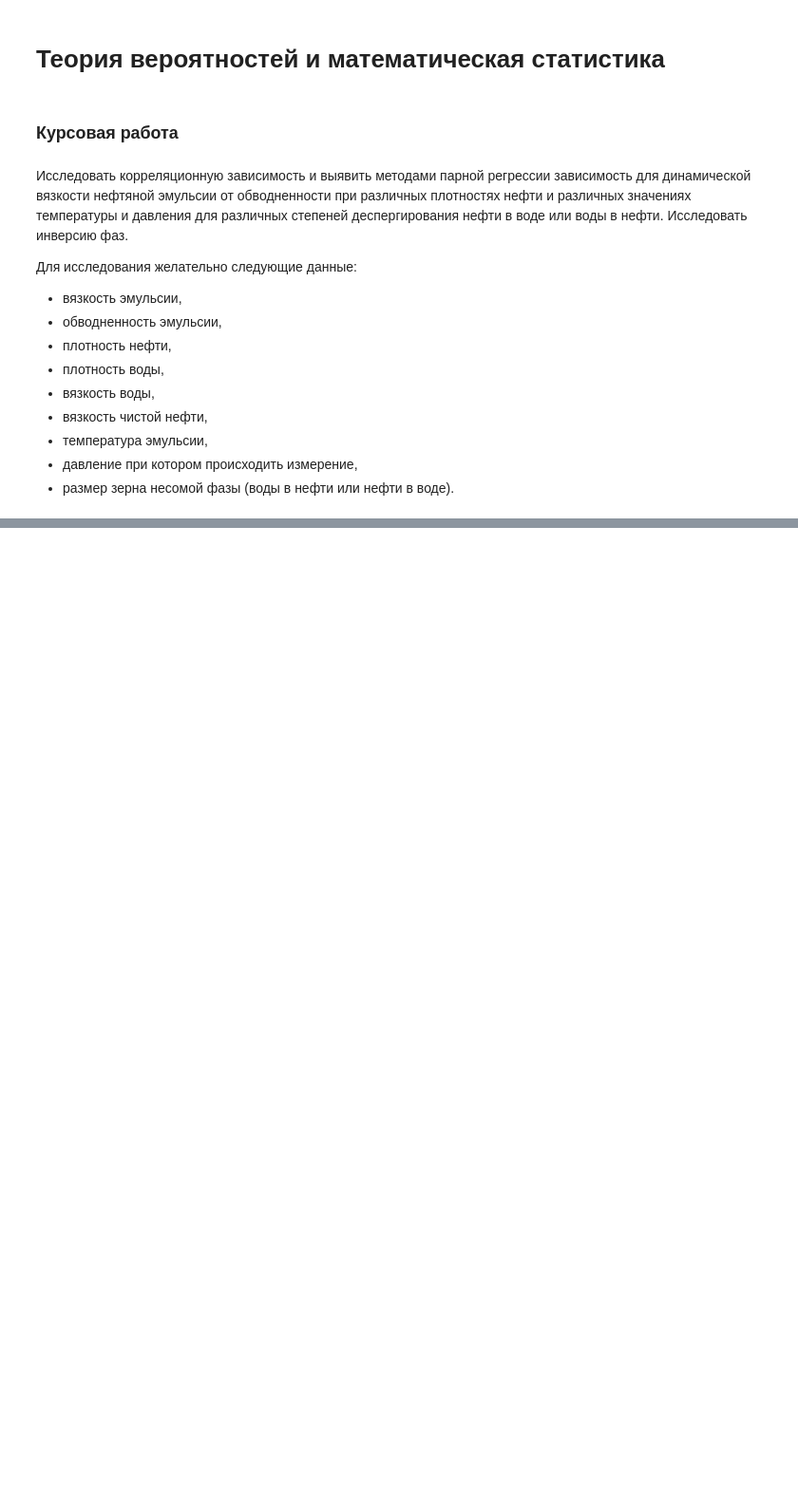
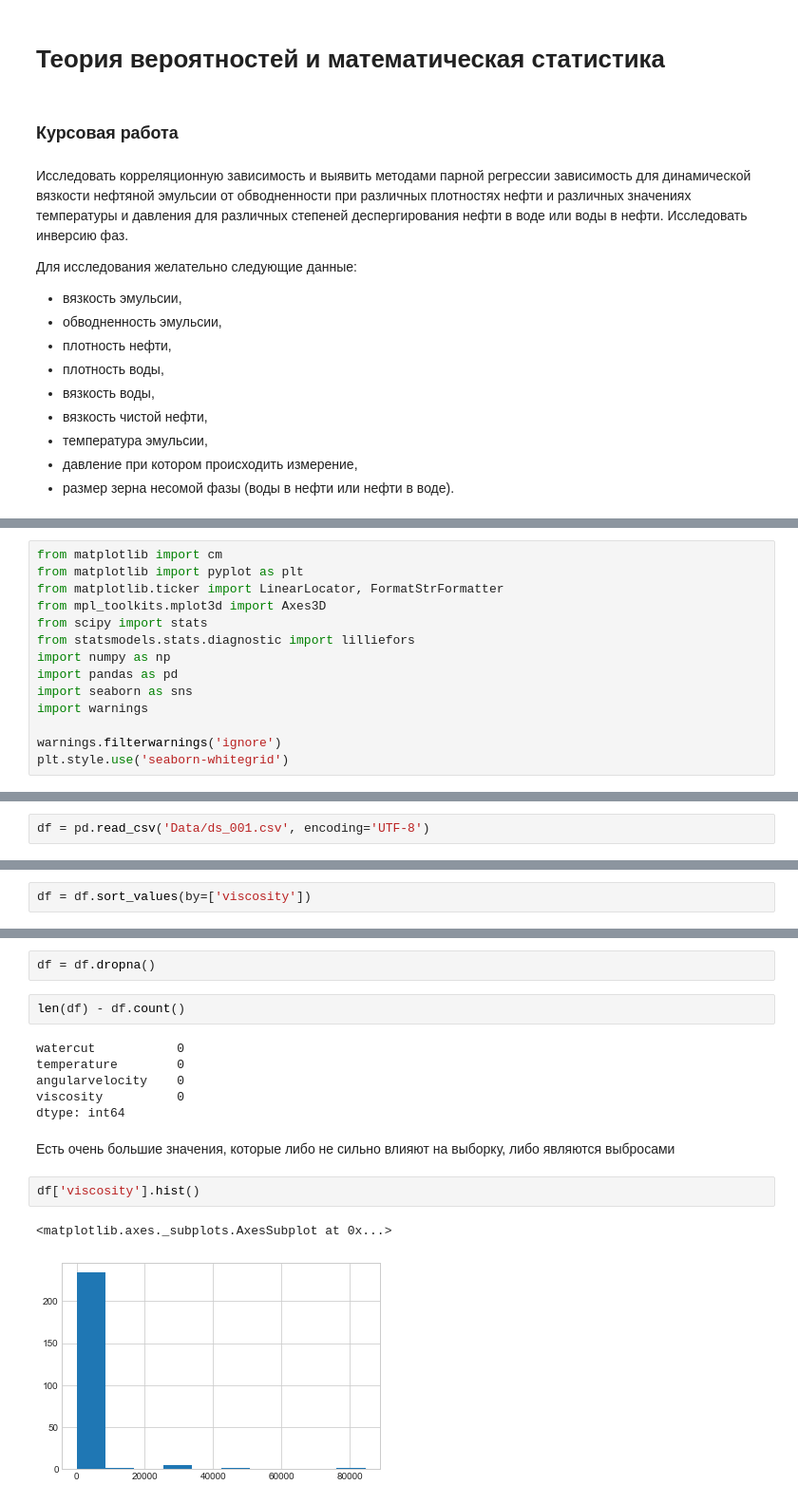
Before and after one commit to superbe/Statistics, a Jupyter notebook: Coursework.ipynb, the cells around one changed output, grey strips where cells are left out. Shown: that part at 95% size. Drawn from its saved outputs; the diff is of its cells as text; blank space fills up the shorter version.

```diff
--- a/Coursework.ipynb
+++ b/Coursework.ipynb
@@ -19,0 +26,14 @@
+# %%
+from matplotlib import cm
+from matplotlib import pyplot as plt
+from matplotlib.ticker import LinearLocator, FormatStrFormatter
+from mpl_toolkits.mplot3d import Axes3D
+from scipy import stats
+from statsmodels.stats.diagnostic import lilliefors
+import numpy as np
+import pandas as pd
+import seaborn as sns
+import warnings
+
+warnings.filterwarnings('ignore')
+plt.style.use('seaborn-whitegrid')
@@ -19,0 +75,2 @@
+# %%
+df = pd.read_csv('Data/ds_001.csv', encoding='UTF-8')
@@ -19,0 +87,2 @@
+# %%
+df = df.sort_values(by=['viscosity'])
@@ -19,0 +151,17 @@
+# %%
+df = df.dropna()
+# %%
+len(df) - df.count()
+# %% [output]
+watercut           0
+temperature        0
+angularvelocity    0
+viscosity          0
+dtype: int64
+# %% [markdown]
+Есть очень большие значения, которые либо не сильно влияют на выборку, либо являются выбросами
+# %%
+df['viscosity'].hist()
+# %% [output]
+<matplotlib.axes._subplots.AxesSubplot at 0x...>
+[figure, added]
```
Also changed, not shown: parts of 97 cells of this notebook, 7 other files.
